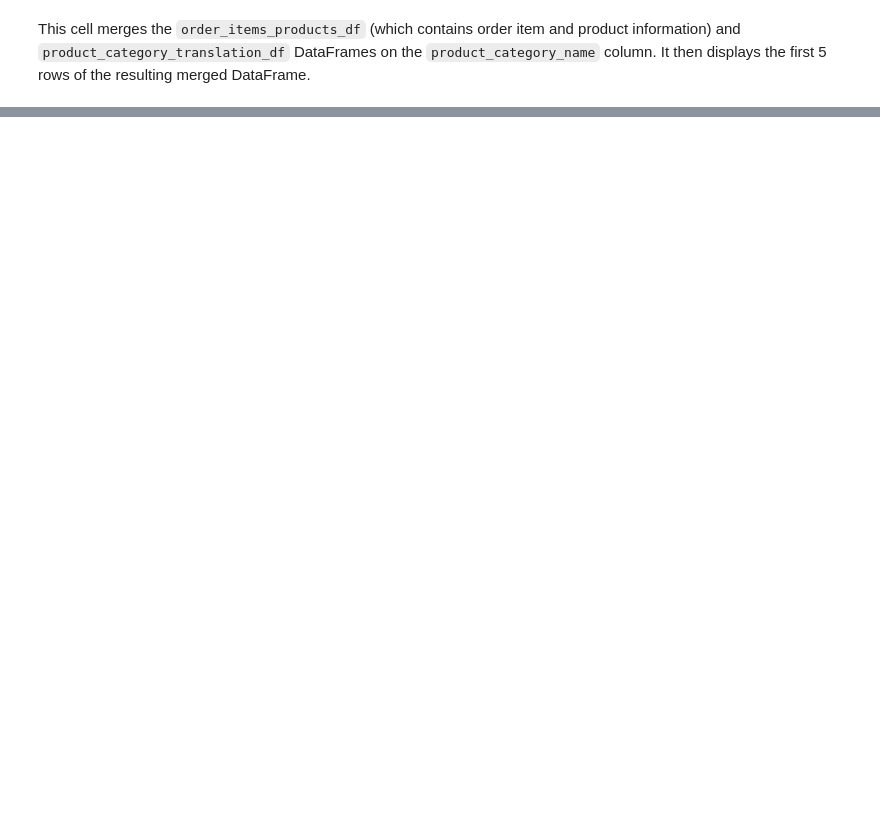
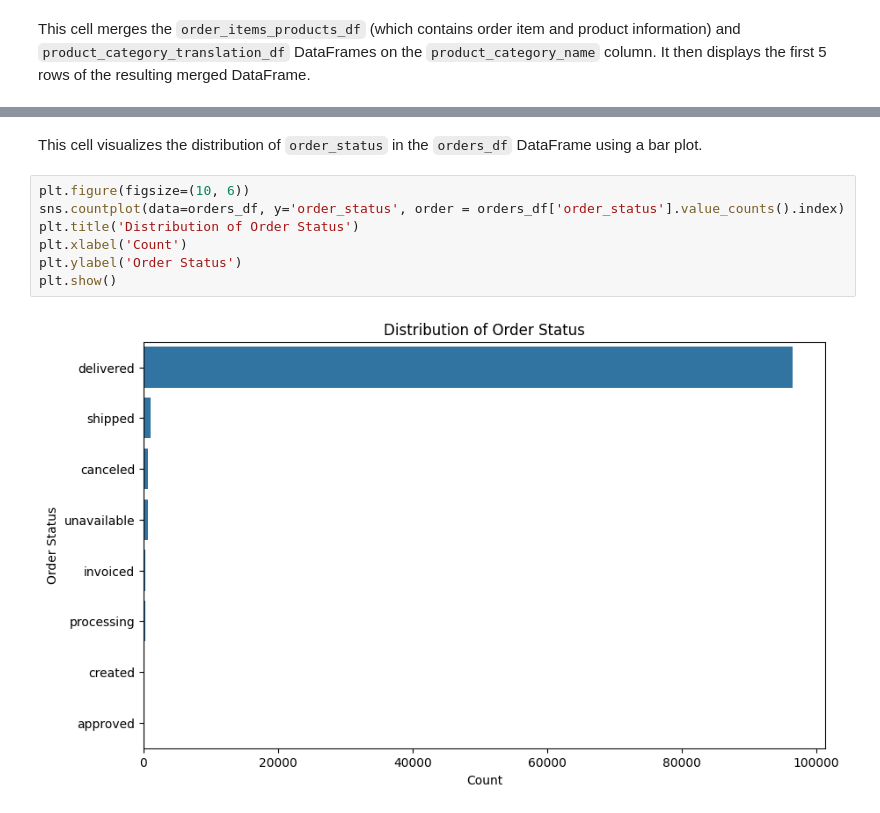
Before and after one commit to Vhakash/EDA-on-real-dataset, a Jupyter notebook: eda.ipynb, the cells around one changed output, grey strips where cells are left out. Cells and saved outputs as stored; diff of their text form; blank space fills up the shorter version.

```diff
--- a/eda.ipynb
+++ b/eda.ipynb
@@ -385,0 +415,11 @@ Merged order_items_products_df and product_category_translation_df:
+# %% [markdown]
+This cell visualizes the distribution of `order_status` in the `orders_df` DataFrame using a bar plot.
+# %%
+plt.figure(figsize=(10, 6))
+sns.countplot(data=orders_df, y='order_status', order = orders_df['order_status'].value_counts().index)
+plt.title('Distribution of Order Status')
+plt.xlabel('Count')
+plt.ylabel('Order Status')
+plt.show()
+# %% [output]
+[figure, added]
```
Also changed, not shown: parts of 18 cells of this notebook.
